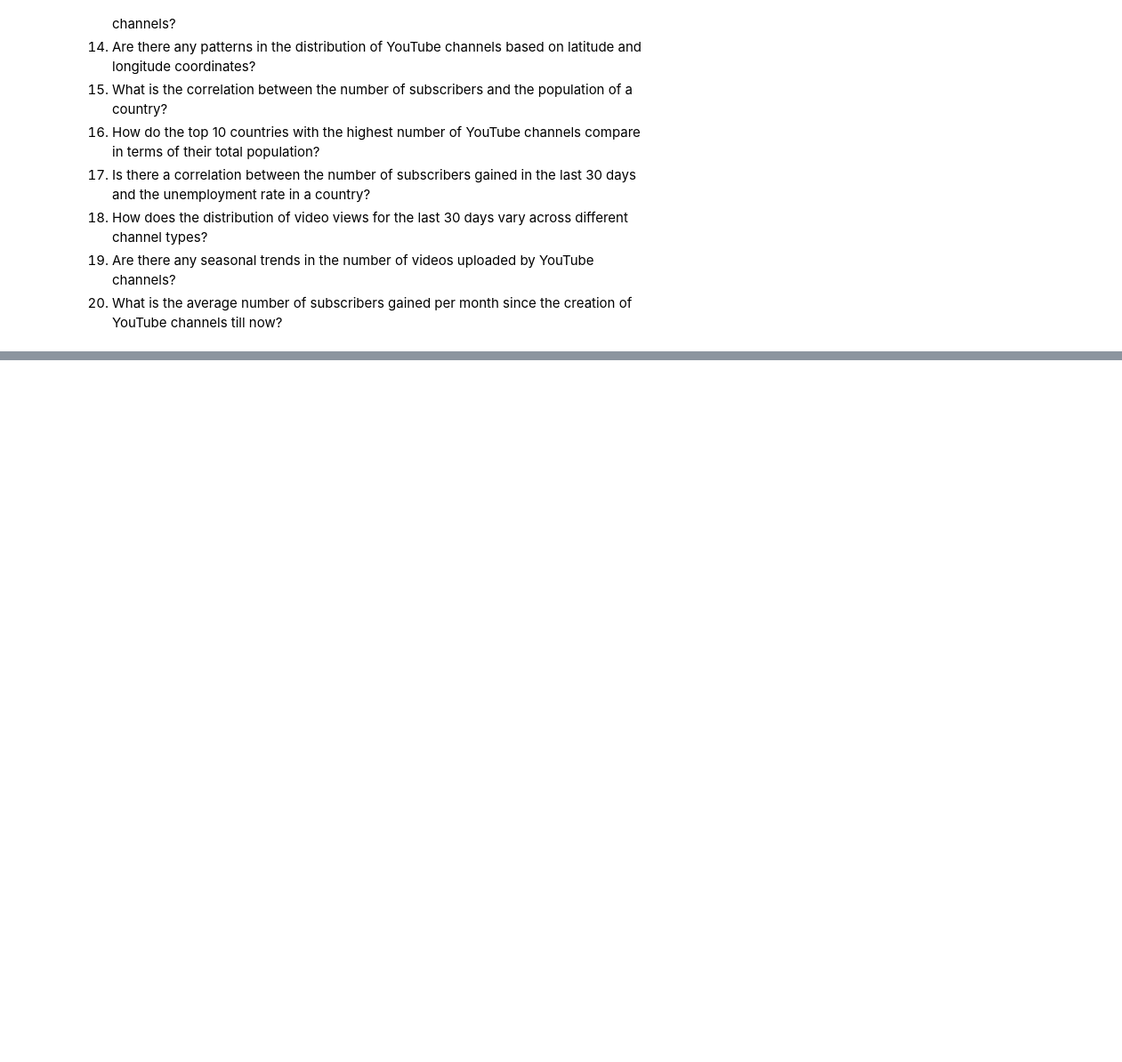
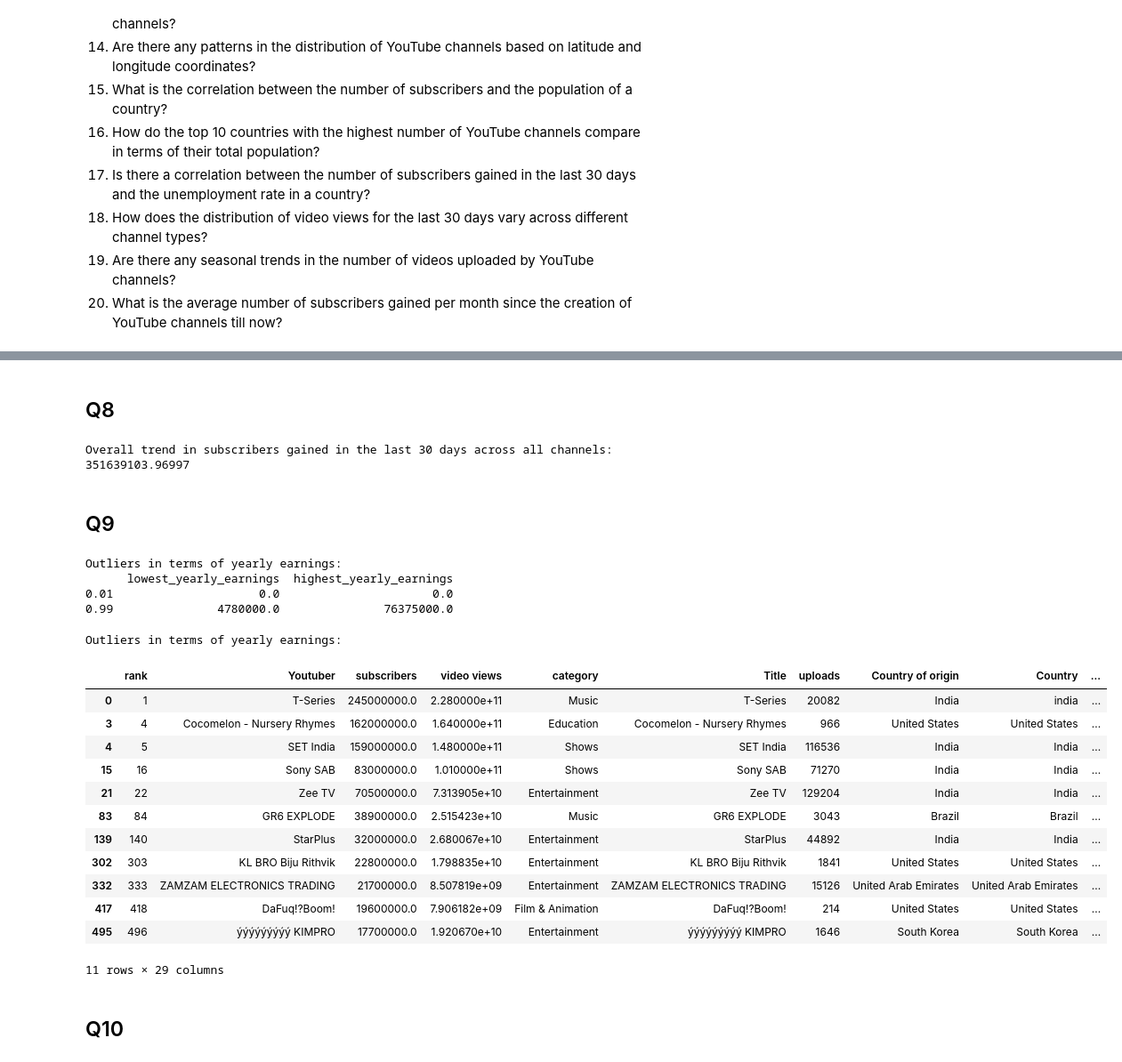
Before and after one commit to Omni-HuB/Finalatics_Data_Science_program, a Jupyter notebook: case_project.ipynb, the cells around one changed output, grey strips where cells are left out. Shown at 89% size. Saved outputs shown, nothing was run; the diff lists cells and outputs as text; code cells hidden in the pictures; blank space fills up the shorter version.

```diff
--- a/case_project.ipynb
+++ b/case_project.ipynb
@@ -147,3 +302,3 @@ df.head(20)
 # %%
-df1 = df[['Youtuber','subscribers','Country',]]
-df1
+df2= df1[['Youtuber','subscribers','Country',]]
+df2
@@ -150,3 +319,3 @@ df1
 # %%
-df1 = df1.sort_values(by='subscribers', ascending=False)
-df1.head(10)
+df2 = df2.sort_values(by='subscribers', ascending=False)
+df2.head(10)
@@ -203,0 +497,56 @@ df2
+# %% [markdown]
+<h2>Q8</h2>
+# %%
+trend_subscribers_last_30_days = df1['subscribers_for_last_30_days'].sum()
+print(f'Overall trend in subscribers gained in the last 30 days across all channels: {trend_subscribers_last_30_days}')
+# %% [output]
+Overall trend in subscribers gained in the last 30 days across all channels: 351639103.96997
+# %% [markdown]
+<h2>Q9</h2>
+# %%
+
+yearly_earnings_outliers = df1[['lowest_yearly_earnings', 'highest_yearly_earnings']].quantile([0.01, 0.99])
+
+print("Outliers in terms of yearly earnings:")
+print(yearly_earnings_outliers)
+# %% [output]
+Outliers in terms of yearly earnings:
+      lowest_yearly_earnings  highest_yearly_earnings
+0.01                     0.0                      0.0
+0.99               4780000.0               76375000.0
+# %%
+
+# Calculate the 1st and 99th percentiles
+quantiles = df1[['lowest_yearly_earnings', 'highest_yearly_earnings']].quantile([0.01, 0.99])
+
+# Define the bounds for outliers
+lower_bound_lowest = quantiles.loc[0.01, 'lowest_yearly_earnings']
+upper_bound_lowest = quantiles.loc[0.99, 'lowest_yearly_earnings']
+lower_bound_highest = quantiles.loc[0.01, 'highest_yearly_earnings']
+upper_bound_highest = quantiles.loc[0.99, 'highest_yearly_earnings']
+
+# Identify outliers
+outliers = df1[(df1['lowest_yearly_earnings'] < lower_bound_lowest) |
+               (df1['lowest_yearly_earnings'] > upper_bound_lowest) |
+               (df1['highest_yearly_earnings'] < lower_bound_highest) |
+               (df1['highest_yearly_earnings'] > upper_bound_highest)]
+
+print("Outliers in terms of yearly earnings:")
+outliers
+# %% [output]
+Outliers in terms of yearly earnings:
+|  | rank | Youtuber | subscribers | video views | category | Title | uploads | Country of origin | Country | ... |
+| 0 | 1 | T-Series | 245000000.0 | 2.280000e+11 | Music | T-Series | 20082 | India | india | ... |
+| 3 | 4 | Cocomelon - Nursery Rhymes | 162000000.0 | 1.640000e+11 | Education | Cocomelon - Nursery Rhymes | 966 | United States | United States | ... |
+| 4 | 5 | SET India | 159000000.0 | 1.480000e+11 | Shows | SET India | 116536 | India | India | ... |
+| 15 | 16 | Sony SAB | 83000000.0 | 1.010000e+11 | Shows | Sony SAB | 71270 | India | India | ... |
+| 21 | 22 | Zee TV | 70500000.0 | 7.313905e+10 | Entertainment | Zee TV | 129204 | India | India | ... |
+| 83 | 84 | GR6 EXPLODE | 38900000.0 | 2.515423e+10 | Music | GR6 EXPLODE | 3043 | Brazil | Brazil | ... |
+| 139 | 140 | StarPlus | 32000000.0 | 2.680067e+10 | Entertainment | StarPlus | 44892 | India | India | ... |
+| 302 | 303 | KL BRO Biju Rithvik | 22800000.0 | 1.798835e+10 | Entertainment | KL BRO Biju Rithvik | 1841 | United States | United States | ... |
+| 332 | 333 | ZAMZAM ELECTRONICS TRADING | 21700000.0 | 8.507819e+09 | Entertainment | ZAMZAM ELECTRONICS TRADING | 15126 | United Arab Emirates | United Arab Emirates | ... |
+| 417 | 418 | DaFuq!?Boom! | 19600000.0 | 7.906182e+09 | Film & Animation | DaFuq!?Boom! | 214 | United States | United States | ... |
+| 495 | 496 | ýýýýýýýýý KIMPRO | 17700000.0 | 1.920670e+10 | Entertainment | ýýýýýýýýý KIMPRO | 1646 | South Korea | South Korea | ... |
+11 rows × 29 columns
+# %% [markdown]
+<h2>Q10</h2>
```
Also changed, not shown: parts of 49 cells of this notebook.
